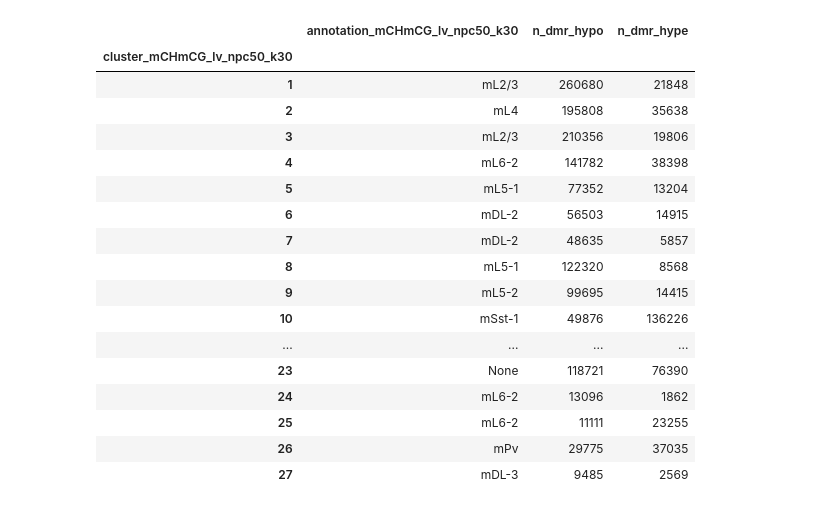
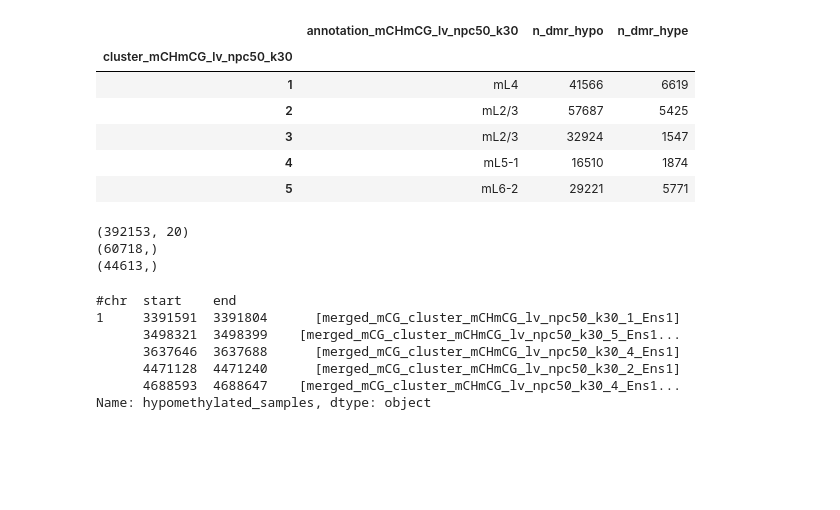
Before and after one commit to mukamel-lab-team/snmcseq, a Jupyter notebook: dmr.ipynb, the cells around one changed output. Drawn from its saved outputs; the diff is of its cells as text; code cells hidden in the pictures; blank space fills up the shorter version.

```diff
--- a/dmr.ipynb
+++ b/dmr.ipynb
@@ -4,5 +10,5 @@ from CEMBA_update_mysql import connect_sql
 # %%
-ens = 'Ens7'
+ens = 'Ens1'
 cluster_type = 'cluster_mCHmCG_lv_npc50_k30'
 annotation_type = 'annotation' + cluster_type[len('cluster'):]
 engine = connect_sql('CEMBA')
@@ -19,7 +25,7 @@ n_clusters = len(glob.glob(os.path.join(ens_path, 'allc_merged/allc_merged_mCG_{
 input_f = os.path.join(ens_path, 'dmr/dmr_allc_merged_mCG_{}_rms_results_collapsed.tsv'.format(cluster_type))
 df = pd.read_table(input_f, index_col=['#chr', 'start', 'end'], dtype={'#chr': object})
 # %%
-def dmr_counts(ens, n_clusters, cluster_type, keys=['hypomethylated_samples', 'hypermethylated_samples']):
+def dmr_counts(ens, n_clusters, cluster_type, df, keys=['hypomethylated_samples', 'hypermethylated_samples']):
     """
     cluster_type examples:
     cluster_type = 'cluster_mCHmCG_lv_npc50_k30'
@@ -37,26 +43,36 @@ def dmr_counts(ens, n_clusters, cluster_type, keys=['hypomethylated_samples', 'h
         res_out.append(res_key)
     return pd.concat(res_out, axis=1)
 # %%
-df_ndmr = dmr_counts(ens, n_clusters, cluster_type)
+df_ndmr = dmr_counts(ens, n_clusters, cluster_type, df)
 df_ndmr = pd.merge(df_info, df_ndmr, left_index=True, right_index=True)
 # %%
-df_ndmr
+df_ndmr.head()
 # %% [output]
 |  | annotation_mCHmCG_lv_npc50_k30 | n_dmr_hypo | n_dmr_hype |
 | cluster_mCHmCG_lv_npc50_k30 |  |  |  |
-| 1 | mL2/3 | 260680 | 21848 |
-| 2 | mL4 | 195808 | 35638 |
-| 3 | mL2/3 | 210356 | 19806 |
-| 4 | mL6-2 | 141782 | 38398 |
-| 5 | mL5-1 | 77352 | 13204 |
-| 6 | mDL-2 | 56503 | 14915 |
-| 7 | mDL-2 | 48635 | 5857 |
-| 8 | mL5-1 | 122320 | 8568 |
-| 9 | mL5-2 | 99695 | 14415 |
-| 10 | mSst-1 | 49876 | 136226 |
-| ... | ... | ... | ... |
-| 23 | None | 118721 | 76390 |
-| 24 | mL6-2 | 13096 | 1862 |
-| 25 | mL6-2 | 11111 | 23255 |
-| 26 | mPv | 29775 | 37035 |
-| 27 | mDL-3 | 9485 | 2569 |
+| 1 | mL4 | 41566 | 6619 |
+| 2 | mL2/3 | 57687 | 5425 |
+| 3 | mL2/3 | 32924 | 1547 |
+| 4 | mL5-1 | 16510 | 1874 |
+| 5 | mL6-2 | 29221 | 5771 |
+# %%
+print(df.shape)
+df_hypo = df.loc[(df['number_of_dms']>=3) & (~df['hypomethylated_samples'].isnull()), 'hypomethylated_samples'].apply(lambda x: x.split(','))
+df_hyper = df.loc[(df['number_of_dms']>=3) & (~df['hypermethylated_samples'].isnull()), 'hypermethylated_samples'].apply(lambda x: x.split(','))
+
+print(df_hypo.shape)
+print(df_hyper.shape)
+# %% [output]
+(392153, 20)
+(60718,)
+(44613,)
+# %%
+df_hypo.head()
+# %% [output]
+#chr  start    end
+1     3391591  3391804      [merged_mCG_cluster_mCHmCG_lv_npc50_k30_1_Ens1]
+      3498321  3498399    [merged_mCG_cluster_mCHmCG_lv_npc50_k30_5_Ens1...
+      3637646  3637688      [merged_mCG_cluster_mCHmCG_lv_npc50_k30_4_Ens1]
+      4471128  4471240      [merged_mCG_cluster_mCHmCG_lv_npc50_k30_2_Ens1]
+      4688593  4688647    [merged_mCG_cluster_mCHmCG_lv_npc50_k30_4_Ens1...
+Name: hypomethylated_samples, dtype: object
```
Also changed, not shown: parts of 3 cells of this notebook, 8 other files.
